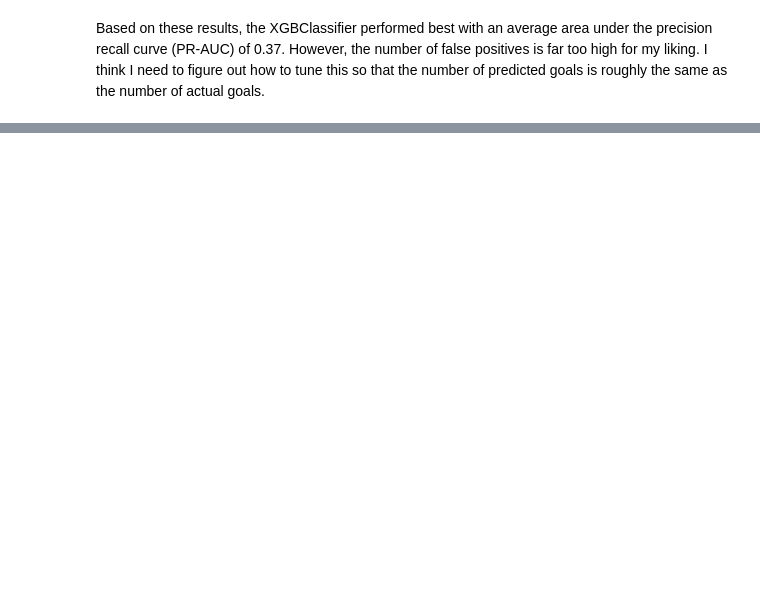
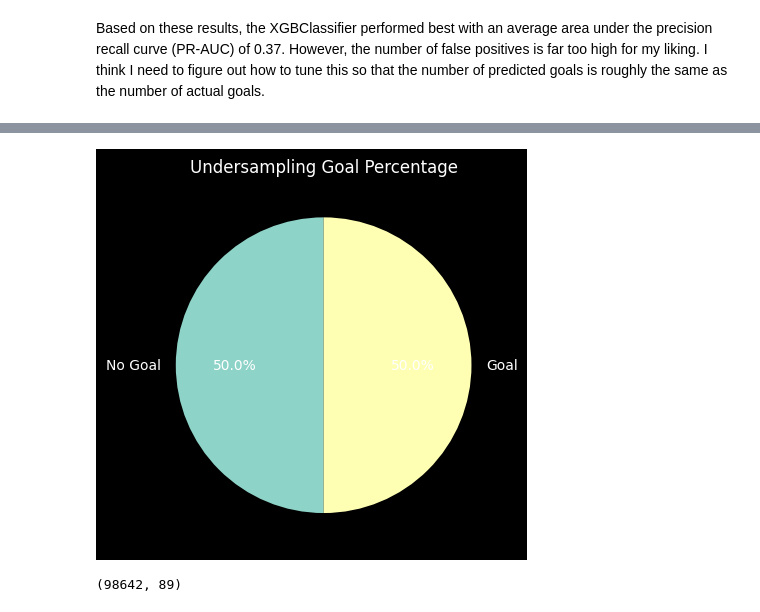
Before and after one commit to chrischoi7/nhl-shots, a Jupyter notebook: Modeling.ipynb, the cells around one changed output, grey strips where cells are left out. Cells and saved outputs as stored; diff of their text form; code cells hidden in the pictures; blank space fills up the shorter version.

```diff
--- a/Modeling.ipynb
+++ b/Modeling.ipynb
@@ -490,0 +524,9 @@ print(cfm)
+# %%
+rus = RandomUnderSampler(random_state=12)
+X_rus, y_rus = rus.fit_resample(X_train_encoded, y_train)
+pd.Series(y_rus).value_counts().plot.pie(autopct='%1.1f%%', startangle=90, title='Undersampling Goal Percentage', labels=['No Goal', 'Goal'])
+plt.show()
+print(X_rus.shape)
+# %% [output]
+[figure, added]
+(98642, 89)
```
Also changed, not shown: parts of 68 cells of this notebook.
